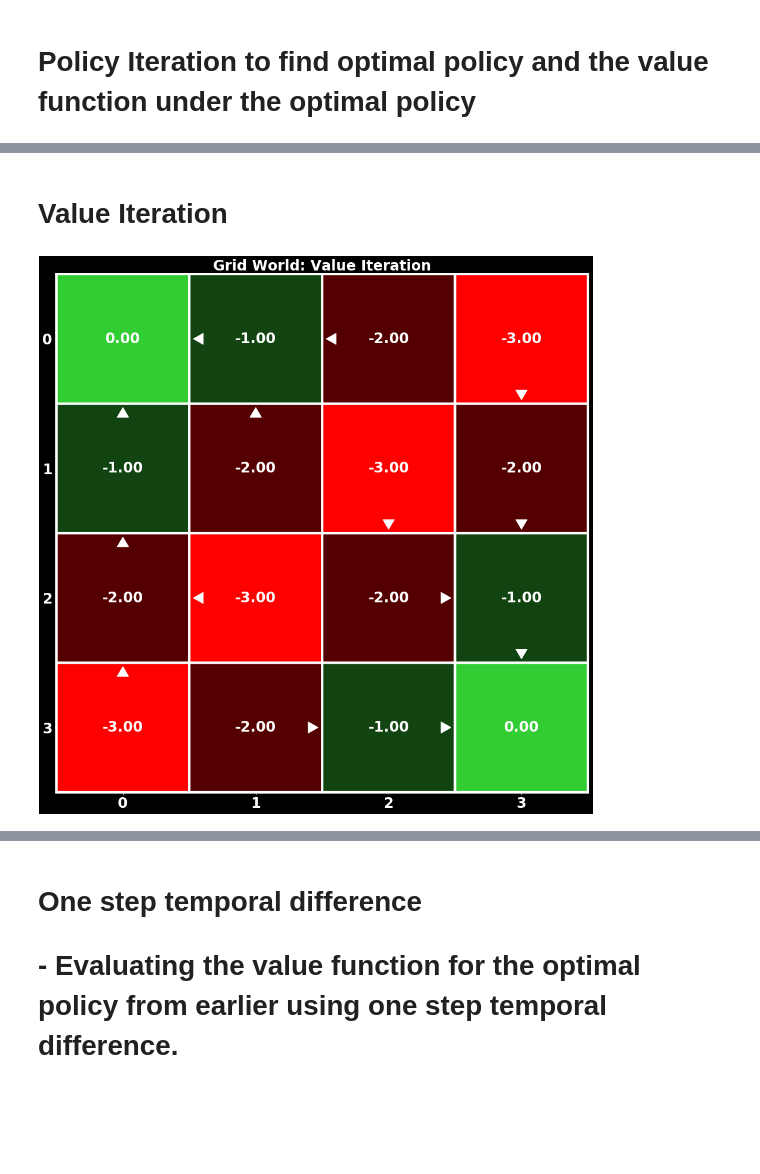
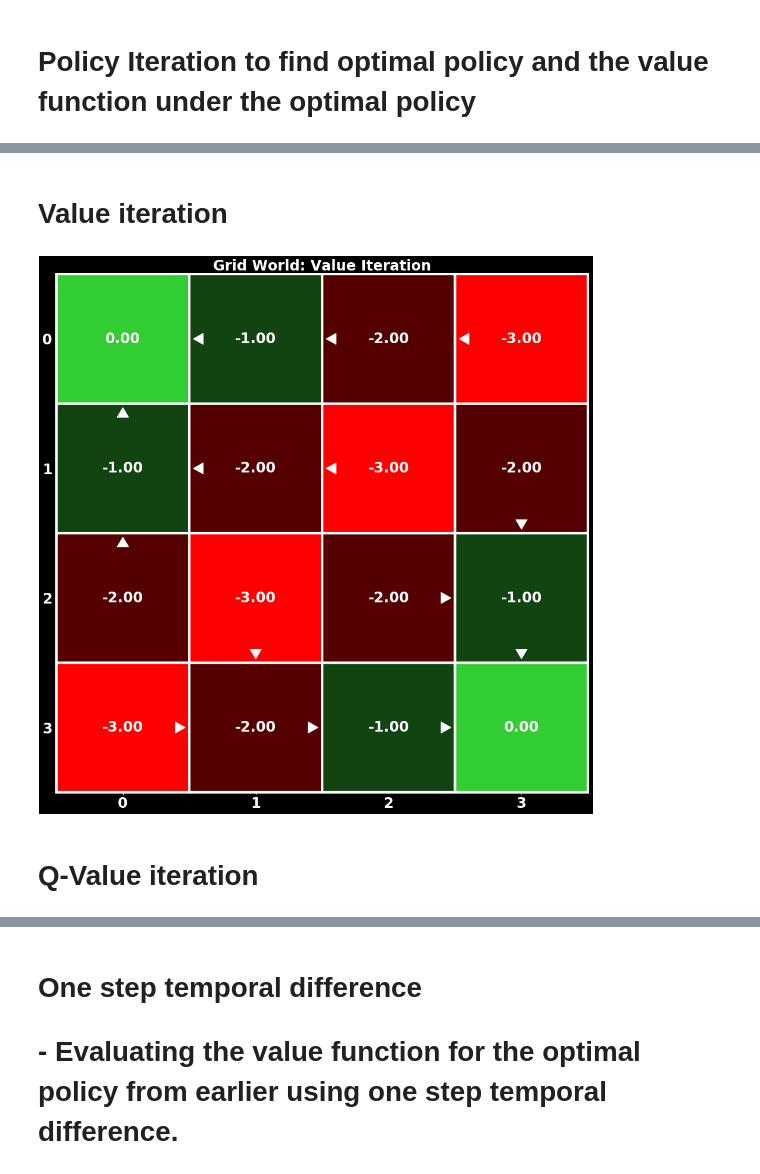
Before and after one commit to fiezt/Reinforcement-Learning, a Jupyter notebook: code/RL.ipynb, the cells around one changed output, grey strips where cells are left out. Cells and saved outputs as stored; diff of their text form; code cells hidden in the pictures; blank space fills up the shorter version.

```diff
--- a/code/RL.ipynb
+++ b/code/RL.ipynb
@@ -6,5 +21,7 @@ from RL import grid_display
 # %%
 grid_rows = 4
 grid_cols = 4
-actions = 4
+num_actions = 4
 terminal_states = [0, 15]
+
+mdp = GridWorldMDP(grid_rows, grid_cols, num_actions, terminal_states)
@@ -15,3 +27,0 @@ terminal_states = [0, 15]
-# %%
-mdp = grid_world_mdp(grid_rows, grid_cols, actions, terminal_states)
-rl = RL(mdp)
@@ -19,0 +30,2 @@ rl = RL(mdp)
+# %%
+model_rl = ModelBasedRL()
@@ -36,9 +73,11 @@ display.show_values()
 # %% [markdown]
-# Value Iteration
+# Value iteration
 # %%
-rl.value_iteration()
+model_rl.value_iteration(mdp)
 
-display = grid_display(rl, title='Grid World: Value Iteration')
-display.show_values()
+display = GridDisplay(model_rl, mdp)
+display.show_values(title='Grid World: Value Iteration')
 # %% [output]
-[figure, old version]
+[figure, new version]
+# %% [markdown]
+# Q-Value iteration
```
Also changed, not shown: parts of 40 cells of this notebook, 6 other files.
